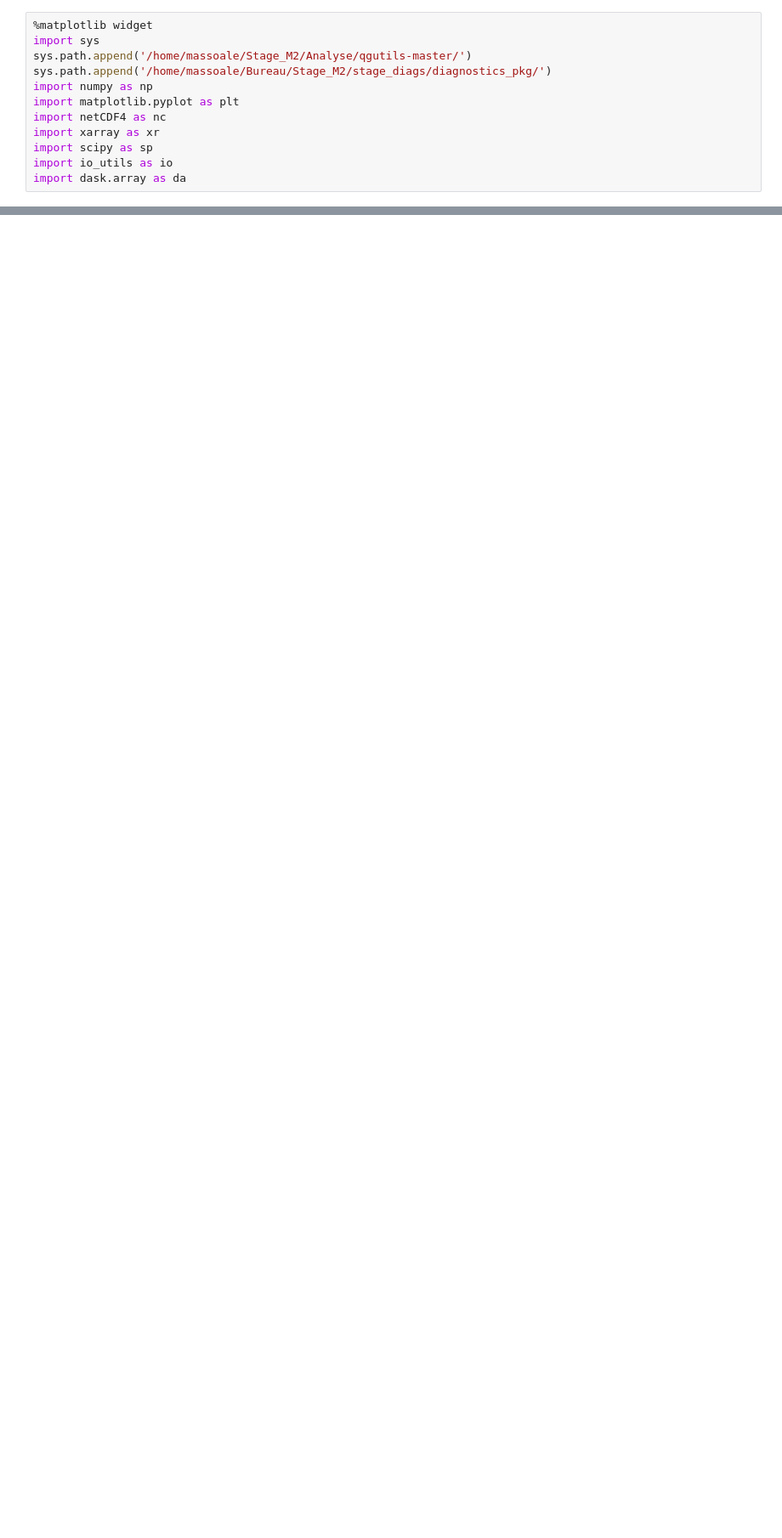
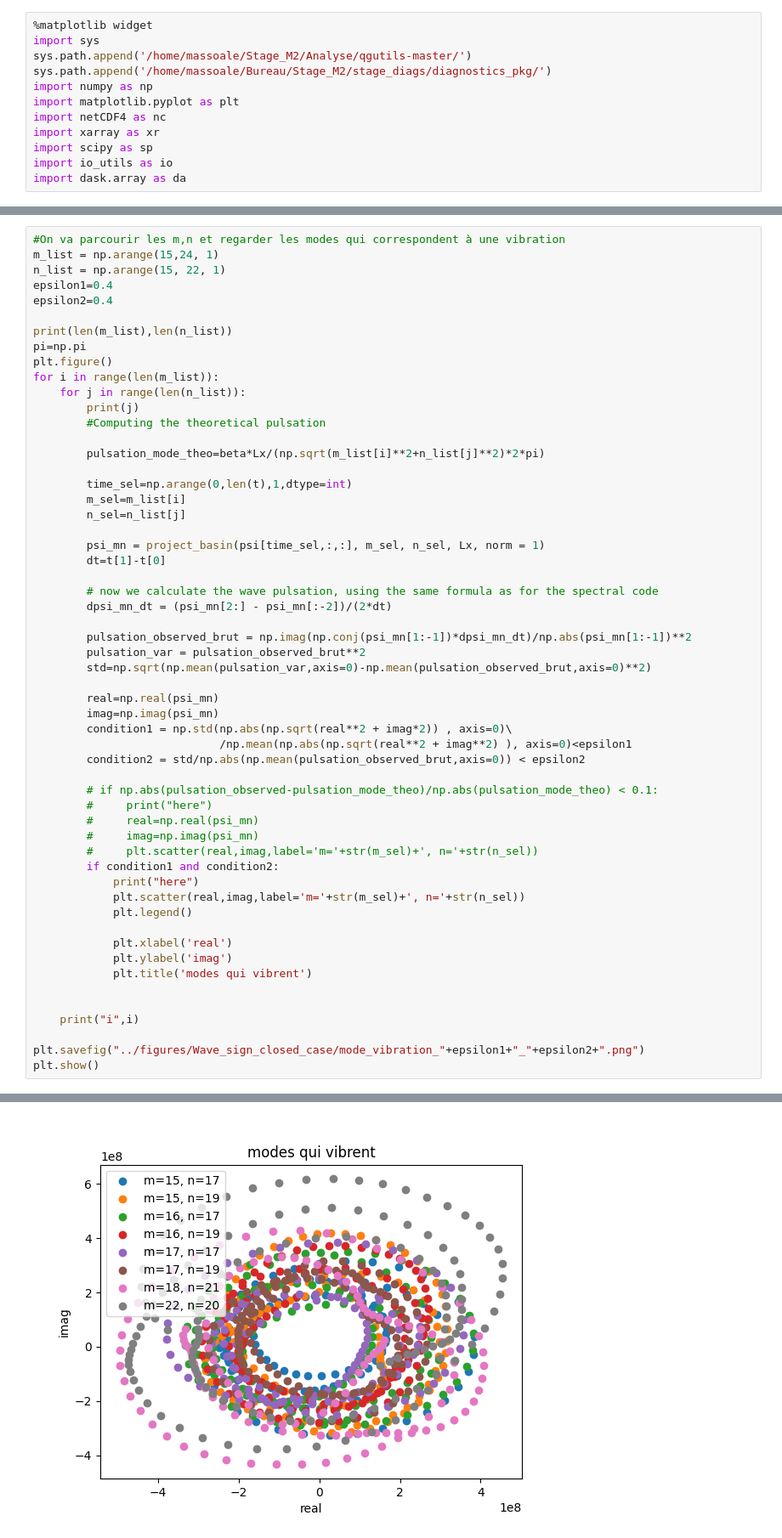
Before and after one commit to LennardMiller/Stage_M2, a Jupyter notebook: Basin Mode Projection/Rossby_diag_closed_case.ipynb, the cells around one changed output, grey strips where cells are left out. Shown at 85% size. Saved outputs shown, nothing was run; the diff lists cells and outputs as text; blank space fills up the shorter version.

```diff
--- a/Basin Mode Projection/Rossby_diag_closed_case.ipynb
+++ b/Basin Mode Projection/Rossby_diag_closed_case.ipynb
@@ -170,0 +184,57 @@ IndexError: Too many indices for array
+# %%
+#On va parcourir les m,n et regarder les modes qui correspondent à une vibration
+m_list = np.arange(15,24, 1)
+n_list = np.arange(15, 22, 1)
+epsilon1=0.4
+epsilon2=0.4
+
+print(len(m_list),len(n_list))
+pi=np.pi
+plt.figure()
+for i in range(len(m_list)):
+    for j in range(len(n_list)):
+        print(j)
+        #Computing the theoretical pulsation
+
+        pulsation_mode_theo=beta*Lx/(np.sqrt(m_list[i]**2+n_list[j]**2)*2*pi)
+
+        time_sel=np.arange(0,len(t),1,dtype=int)
+        m_sel=m_list[i]
+        n_sel=n_list[j]
+
+        psi_mn = project_basin(psi[time_sel,:,:], m_sel, n_sel, Lx, norm = 1)
+        dt=t[1]-t[0]
+
+        # now we calculate the wave pulsation, using the same formula as for the spectral code
+        dpsi_mn_dt = (psi_mn[2:] - psi_mn[:-2])/(2*dt)
+
+        pulsation_observed_brut = np.imag(np.conj(psi_mn[1:-1])*dpsi_mn_dt)/np.abs(psi_mn[1:-1])**2
+        pulsation_var = pulsation_observed_brut**2
+        std=np.sqrt(np.mean(pulsation_var,axis=0)-np.mean(pulsation_observed_brut,axis=0)**2)
+
+        real=np.real(psi_mn)
+        imag=np.imag(psi_mn)
+        condition1 = np.std(np.abs(np.sqrt(real**2 + imag*2)) , axis=0)\
+                            /np.mean(np.abs(np.sqrt(real**2 + imag**2) ), axis=0)<epsilon1
+        condition2 = std/np.abs(np.mean(pulsation_observed_brut,axis=0)) < epsilon2
+
+        # if np.abs(pulsation_observed-pulsation_mode_theo)/np.abs(pulsation_mode_theo) < 0.1:
+        #     print("here")
+        #     real=np.real(psi_mn)
+        #     imag=np.imag(psi_mn)
+        #     plt.scatter(real,imag,label='m='+str(m_sel)+', n='+str(n_sel))
+        if condition1 and condition2:
+            print("here")
+            plt.scatter(real,imag,label='m='+str(m_sel)+', n='+str(n_sel))
+            plt.legend()
+
+            plt.xlabel('real')
+            plt.ylabel('imag')
+            plt.title('modes qui vibrent')
+
+
+    print("i",i)
+
+plt.savefig("../figures/Wave_sign_closed_case/mode_vibration_"+epsilon1+"_"+epsilon2+".png")
+plt.show()
+# %% [output]
@@ -170,0 +259 @@ IndexError: Too many indices for array
+[figure, added]
```
Also changed, not shown: parts of 6 cells of this notebook, 2 other files.
